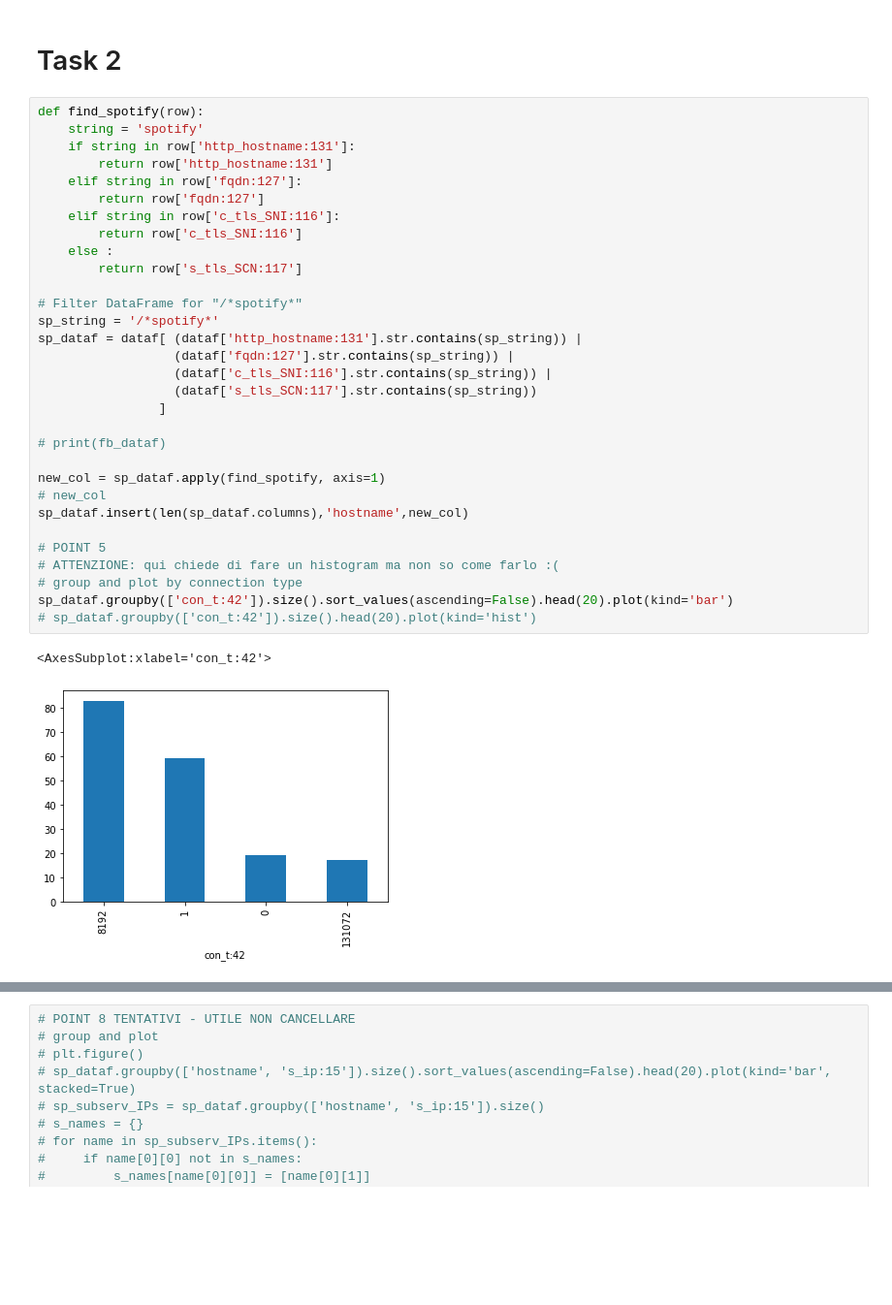
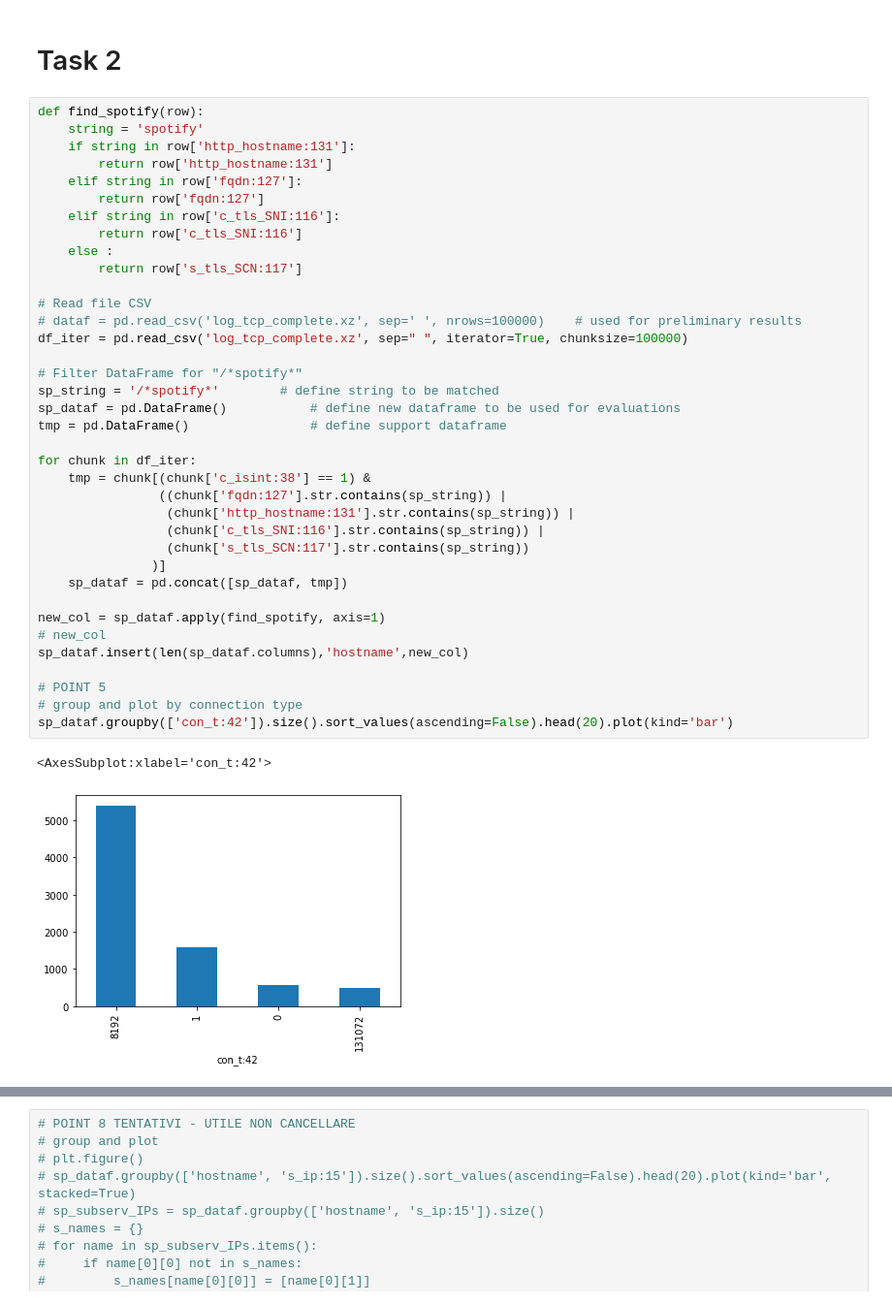
Before and after one commit to AlessioFerra/NML_Group4, a Jupyter notebook: Lab04.ipynb, the cells around one changed output, grey strips where cells are left out. Shown at 97% size. Cells and saved outputs as stored; diff of their text form; blank space fills up the shorter version.

```diff
--- a/Lab04.ipynb
+++ b/Lab04.ipynb
@@ -236,37 +237,43 @@ plt.show()
 # %%
 def find_spotify(row):
     string = 'spotify'
     if string in row['http_hostname:131']:
         return row['http_hostname:131']
     elif string in row['fqdn:127']:
         return row['fqdn:127']
     elif string in row['c_tls_SNI:116']:
         return row['c_tls_SNI:116']
     else :
         return row['s_tls_SCN:117']
 
+# Read file CSV
+# dataf = pd.read_csv('log_tcp_complete.xz', sep=' ', nrows=100000)    # used for preliminary results
+df_iter = pd.read_csv('log_tcp_complete.xz', sep=" ", iterator=True, chunksize=100000)
+
 # Filter DataFrame for "/*spotify*"
-sp_string = '/*spotify*'
-sp_dataf = dataf[ (dataf['http_hostname:131'].str.contains(sp_string)) |
-                  (dataf['fqdn:127'].str.contains(sp_string)) |
-                  (dataf['c_tls_SNI:116'].str.contains(sp_string)) |
-                  (dataf['s_tls_SCN:117'].str.contains(sp_string))
-                ]
+sp_string = '/*spotify*'        # define string to be matched
+sp_dataf = pd.DataFrame()           # define new dataframe to be used for evaluations
+tmp = pd.DataFrame()                # define support dataframe
 
-# print(fb_dataf)
+for chunk in df_iter:
+    tmp = chunk[(chunk['c_isint:38'] == 1) &
+                ((chunk['fqdn:127'].str.contains(sp_string)) |
+                 (chunk['http_hostname:131'].str.contains(sp_string)) |
+                 (chunk['c_tls_SNI:116'].str.contains(sp_string)) |
+                 (chunk['s_tls_SCN:117'].str.contains(sp_string))
+               )]
+    sp_dataf = pd.concat([sp_dataf, tmp])
 
 new_col = sp_dataf.apply(find_spotify, axis=1)
 # new_col
 sp_dataf.insert(len(sp_dataf.columns),'hostname',new_col)
 
 # POINT 5
-# ATTENZIONE: qui chiede di fare un histogram ma non so come farlo :(
 # group and plot by connection type
 sp_dataf.groupby(['con_t:42']).size().sort_values(ascending=False).head(20).plot(kind='bar')
-# sp_dataf.groupby(['con_t:42']).size().head(20).plot(kind='hist')
 # %% [output]
 <AxesSubplot:xlabel='con_t:42'>
-[figure, old version]
+[figure, new version]
 # %%
 # POINT 6
 # group and plot by hostname (sub-services)
```
Also changed, not shown: parts of 19 cells of this notebook.
